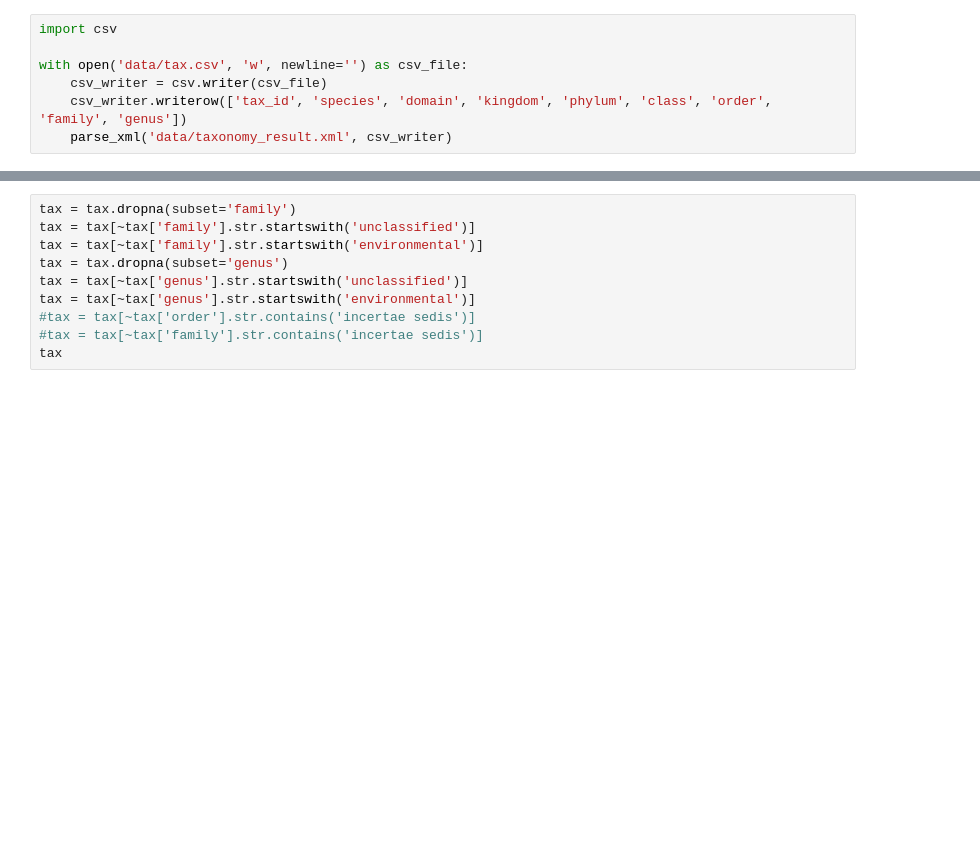
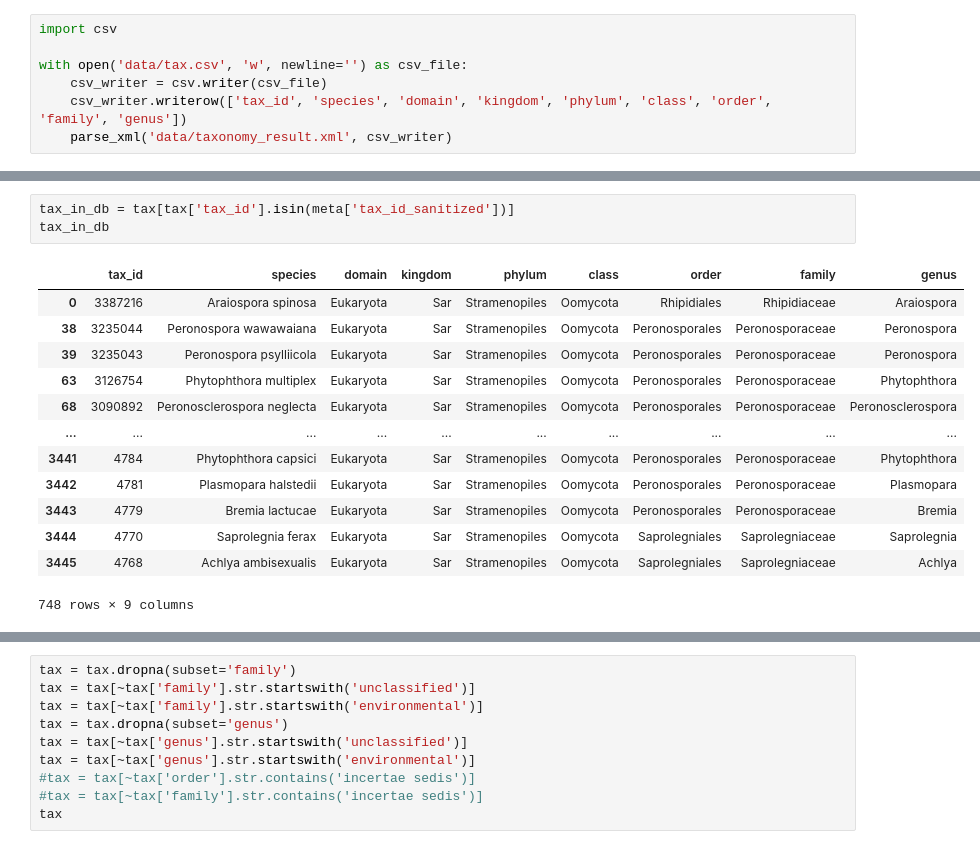
Before and after one commit to Thomas1664/metadbgen, a Jupyter notebook: taxonomy.ipynb, the cells around one changed output, grey strips where cells are left out. Saved outputs shown, nothing was run; the diff lists cells and outputs as text; blank space fills up the shorter version.

```diff
--- a/taxonomy.ipynb
+++ b/taxonomy.ipynb
@@ -83,0 +102,17 @@ tax
+# %%
+tax_in_db = tax[tax['tax_id'].isin(meta['tax_id_sanitized'])]
+tax_in_db
+# %% [output]
+|  | tax_id | species | domain | kingdom | phylum | class | order | family | genus |
+| 0 | 3387216 | Araiospora spinosa | Eukaryota | Sar | Stramenopiles | Oomycota | Rhipidiales | Rhipidiaceae | Araiospora |
+| 38 | 3235044 | Peronospora wawawaiana | Eukaryota | Sar | Stramenopiles | Oomycota | Peronosporales | Peronosporaceae | Peronospora |
+| 39 | 3235043 | Peronospora psylliicola | Eukaryota | Sar | Stramenopiles | Oomycota | Peronosporales | Peronosporaceae | Peronospora |
+| 63 | 3126754 | Phytophthora multiplex | Eukaryota | Sar | Stramenopiles | Oomycota | Peronosporales | Peronosporaceae | Phytophthora |
+| 68 | 3090892 | Peronosclerospora neglecta | Eukaryota | Sar | Stramenopiles | Oomycota | Peronosporales | Peronosporaceae | Peronosclerospora |
+| ... | ... | ... | ... | ... | ... | ... | ... | ... | ... |
+| 3441 | 4784 | Phytophthora capsici | Eukaryota | Sar | Stramenopiles | Oomycota | Peronosporales | Peronosporaceae | Phytophthora |
+| 3442 | 4781 | Plasmopara halstedii | Eukaryota | Sar | Stramenopiles | Oomycota | Peronosporales | Peronosporaceae | Plasmopara |
+| 3443 | 4779 | Bremia lactucae | Eukaryota | Sar | Stramenopiles | Oomycota | Peronosporales | Peronosporaceae | Bremia |
+| 3444 | 4770 | Saprolegnia ferax | Eukaryota | Sar | Stramenopiles | Oomycota | Saprolegniales | Saprolegniaceae | Saprolegnia |
+| 3445 | 4768 | Achlya ambisexualis | Eukaryota | Sar | Stramenopiles | Oomycota | Saprolegniales | Saprolegniaceae | Achlya |
+748 rows × 9 columns
```
Also changed, not shown: parts of 11 cells of this notebook, 16 other files.
